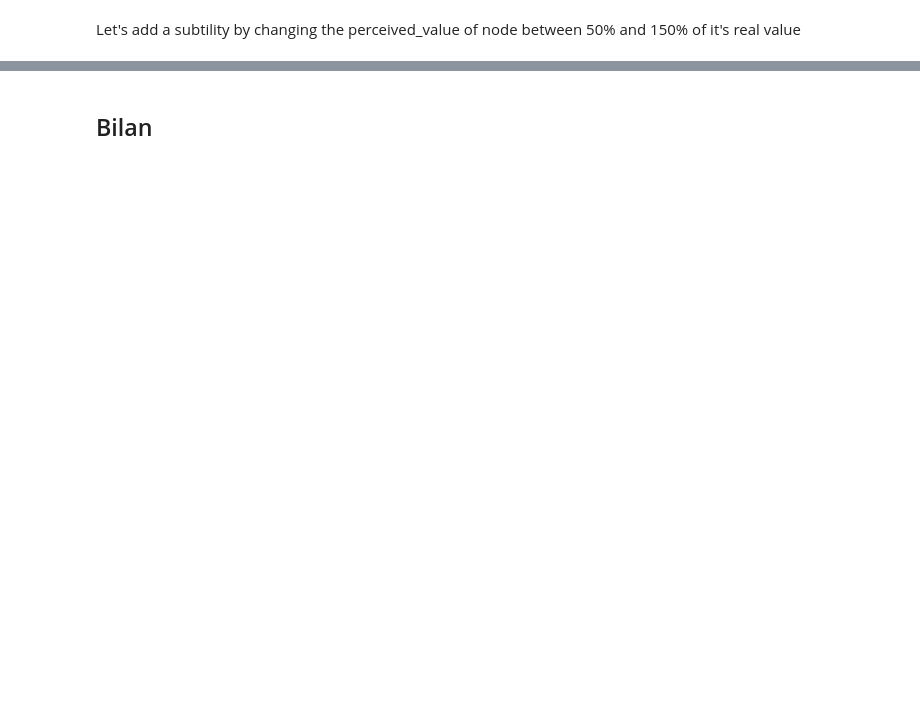
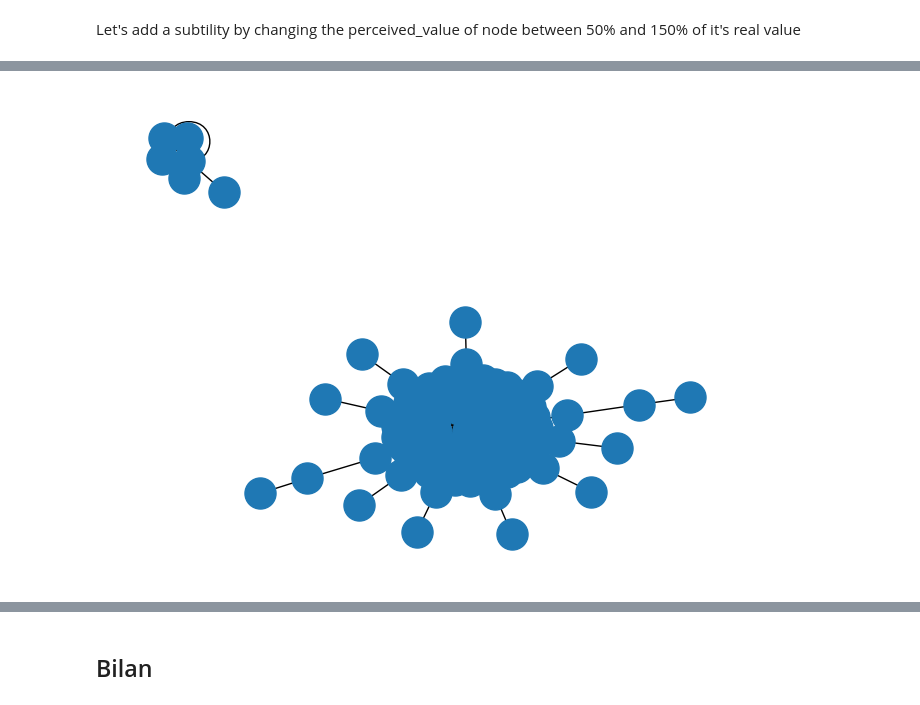
Before and after one commit to SytHamMer/PROJET_ISOC731, a Jupyter notebook: part_2.ipynb, the cells around one changed output, grey strips where cells are left out. Saved outputs shown, nothing was run; the diff lists cells and outputs as text; code cells hidden in the pictures; blank space fills up the shorter version.

Commit message:
[UPDATE]: part_2 done

```diff
--- a/part_2.ipynb
+++ b/part_2.ipynb
@@ -79,0 +62,80 @@ for i in range(0,20):
+# %%
+nbGraph = 20
+for i in range(0,nbGraph):
+    #number of nodes
+    N = 100
+
+    #empty graph
+    G = nx.Graph()
+    G.add_nodes_from(range(N))
+
+    #assign random time for each node
+    for node in G.nodes:
+        G.nodes[node]['time']= random.random()
+        G.nodes[node]['value']= 0
+        G.nodes[node]['perceived_value'] = G.nodes[node]['value']*random.uniform(0.5,1.5) #how value is perceived by neighbors
+    #sorted for the order
+    sorted_nodes = sorted(G.nodes, key=lambda x: G.nodes[x]['time'])
+
+
+
+    all_degrees = []
+
+    for node in sorted_nodes:
+        # values of every nodes
+        for other in list(G.nodes()):
+            value = 0
+            if other != node:
+                if G.degree(other) == 1:
+                    G.nodes[other]['value'] = 1
+                    G.nodes[node]['perceived_value'] = G.nodes[node]['value']*random.uniform(0.5,1.5)
+                elif G.degree(other) == 0:
+                    G.nodes[other]['value'] = 0
+                    G.nodes[node]['perceived_value'] = G.nodes[node]['value']*random.uniform(0.5,1.5)
+                else:
+                    for neighbord in list(G.neighbors(other)):
+                        value += G.nodes[neighbord]['value']  # sum the values of the neighbors
+                    G.nodes[other]['value'] = value  # update the value of the node
+                    G.nodes[node]['perceived_value'] = G.nodes[node]['value']*random.uniform(0.5,1.5)
+
+
+        max_value = max([G.nodes[other]['perceived_value'] for other in list(G.nodes())])  # max value of the nodes
+        # Case there are few nodes with the same value (max)
+        best_nodes = [other for other in list(G.nodes()) if G.nodes[other]['perceived_value'] == max_value]
+        chosen_node = random.choice(best_nodes)
+
+        G.add_edge(node, chosen_node)
+
+    degrees = [G.degree(node) for node in list(G.nodes())]
+    all_degrees.extend(degrees)
+
+
+
+
+
+
+
+
+    # Show the graph
+
+
+
+    # labels = nx.get_node_attributes(G,'value')
+    # labels = {node: '{:.2f}'.format(value) for node, value in labels.items()}
+    # nx.draw(G, with_labels=True, labels=labels, node_size= 500)
+    nx.draw(G, node_size= 500)
+    plt.show()
+
+
+
+# determine average degrees distribution
+degree_distribution = dict(Counter(all_degrees))
+print(degree_distribution)
+average_degree_distribution = {k: v / len(all_degrees) for k, v in degree_distribution.items()}
+average_degree_distribution_list = list(average_degree_distribution.items())
+
+df = pd.DataFrame(average_degree_distribution_list,columns=["Degree","Average Frequency"])
+sorted_df = df.sort_values(by=['Degree'])
+sorted_df.to_csv(f'sources/average_degree_distribution_part2_with_{nbGraph}.csv', index=False)
+# %% [output]
+[figure, added]
```
Also changed, not shown: parts of 10 cells of this notebook, 3 other files.
